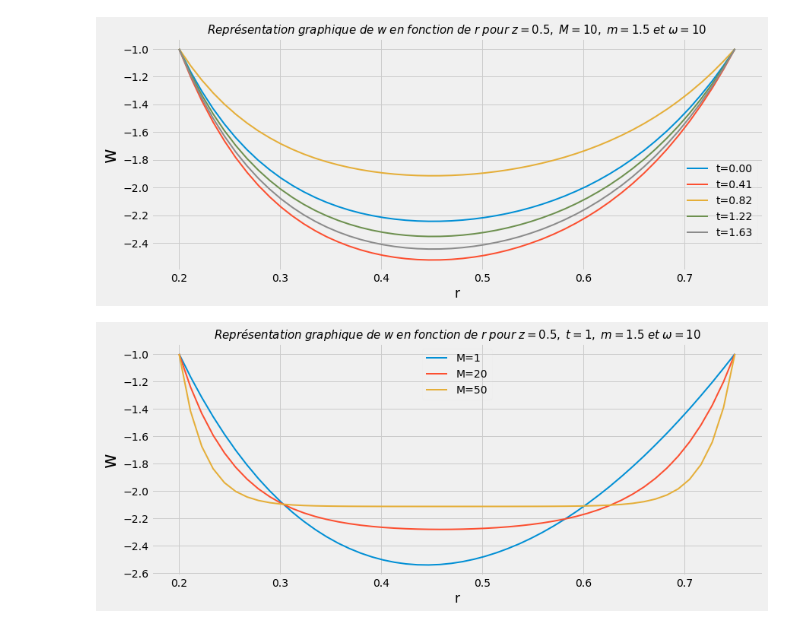
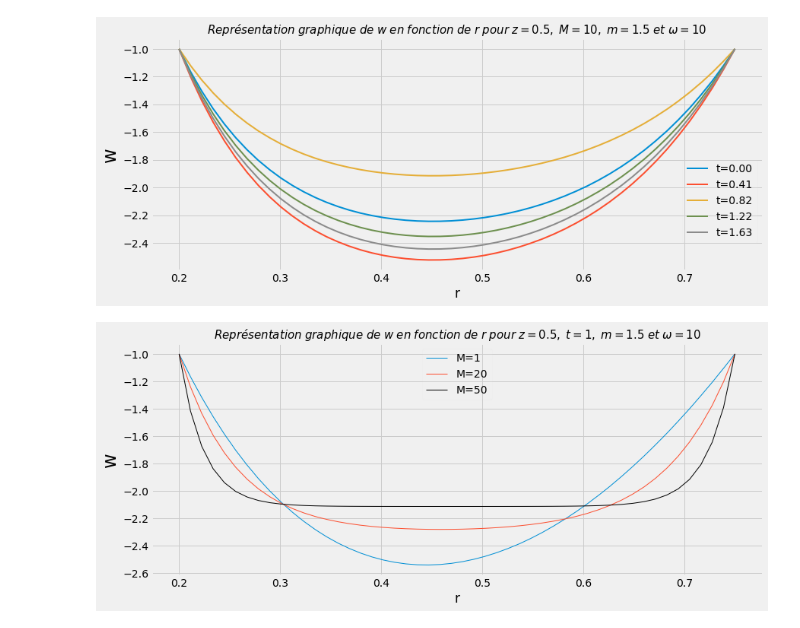
Before and after one commit to ElMehdi19/master-thesis, a Jupyter notebook: notebooks/solutions/NewtonianNoBeta.ipynb, the cells around one changed output. Drawn from its saved outputs; the diff is of its cells as text; code cells hidden in the pictures.

```diff
--- a/notebooks/solutions/NewtonianNoBeta.ipynb
+++ b/notebooks/solutions/NewtonianNoBeta.ipynb
@@ -208,23 +208,23 @@ ws_7 = w(rs, M=80)
 # %%
 with plt.style.context('fivethirtyeight'):
     # plots
-    plt.plot(rs, ws_2, linewidth=2, label='M=1')
-    plt.plot(rs, ws_5, linewidth=2, label='M=20')
-    plt.plot(rs, ws_6, linewidth=2, label='M=50')
+    plt.plot(rs, ws_2, linewidth=1, label='M=1')
+    plt.plot(rs, ws_5, linewidth=1, label='M=20')
+    plt.plot(rs, ws_6, linewidth=1, label='M=50', color='black')
 
     # setting figure size
     plt.gcf().set_size_inches(12.5, 5.5)
 
     # labels
     plt.legend(loc='upper center', framealpha=0.1)
     plt.xlabel('r')
     plt.ylabel('w', fontsize=24)
 
     # title
     sp = r'\hspace{0.3}'
     t = fr'$Représentation{sp}graphique{sp}de{sp}w{sp}en{sp}fonction{sp}de{sp}r{sp}pour{sp}z=0.5,{sp}t=1,{sp}m=1.5{sp}et{sp}\omega=10$'
     plt.title(t, fontsize=15)
     plt.tight_layout()
     plt.savefig('figs/axial-velocity-newtonian-beta-nil-hartmann.png', transparent=True)
 # %% [output]
-[figure, old version]
+[figure, new version]
```
Also changed, not shown: parts of 2 cells of this notebook, 1 other file.
